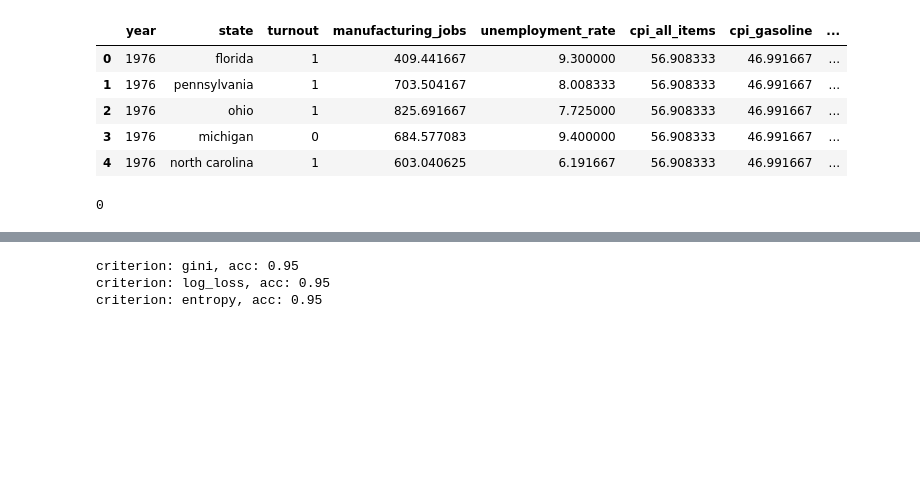
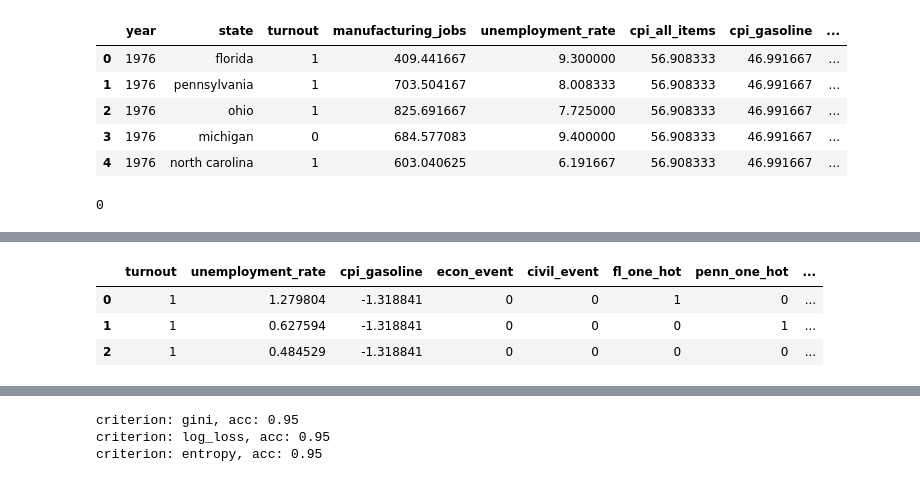
Before and after one commit to pndang/MATH189, a Jupyter notebook: Project/elections-analysis.ipynb, the cells around one changed output, grey strips where cells are left out. Cells and saved outputs as stored; diff of their text form; code cells hidden in the pictures; blank space fills up the shorter version.

```diff
--- a/Project/elections-analysis.ipynb
+++ b/Project/elections-analysis.ipynb
@@ -56,6 +59,9 @@ def showAll(status=True):
         pd.set_option("display.max_rows", None)
     else:
         pd.set_option("display.max_rows", 10)
+
+def standardize(data):
+    return (data - np.mean(data)) / np.std(data)
 # %%
 df.dtypes
 # %% [output]
@@ -795,7 +801,7 @@ mlDf.head()
 # %%
 # drop state and year columns
 
-mlDf.drop(columns=['year', 'state'], inplace=True)
+mlDf.drop(columns=['year', 'state', 'nc_one_hot'], inplace=True)
 # %%
 # sanity check (any NaNs left?)
 mlDf.isna().sum().sum()
@@ -803,0 +812,14 @@ mlDf.isna().sum().sum()
+# %%
+# standardize the features
+
+pmData = mlDf.copy()
+
+for feat in pmData.columns:
+    if ('turnout' == feat) or \
+        ('one_hot' in feat) or \
+        ('event' in feat):
+        continue
+    else:
+        pmData[feat] = standardize(pmData[feat])
+
+pmData.head(3)
@@ -803,0 +889,14 @@ mlDf.isna().sum().sum()
+# %%
+# drop columns with VIF > 6
+
+nmpData = pmData.drop(columns=[
+    'cpi_all_items',
+    'cpi_medical_care',
+    'manufacturing_jobs',
+    ])
+nmpData.head(3)
+# %% [output]
+|  | turnout | unemployment_rate | cpi_gasoline | econ_event | civil_event | fl_one_hot | penn_one_hot | ... |
+| 0 | 1 | 1.279804 | -1.318841 | 0 | 0 | 1 | 0 | ... |
+| 1 | 1 | 0.627594 | -1.318841 | 0 | 0 | 0 | 1 | ... |
+| 2 | 1 | 0.484529 | -1.318841 | 0 | 0 | 0 | 0 | ... |
```
Also changed, not shown: parts of 10 cells of this notebook.
